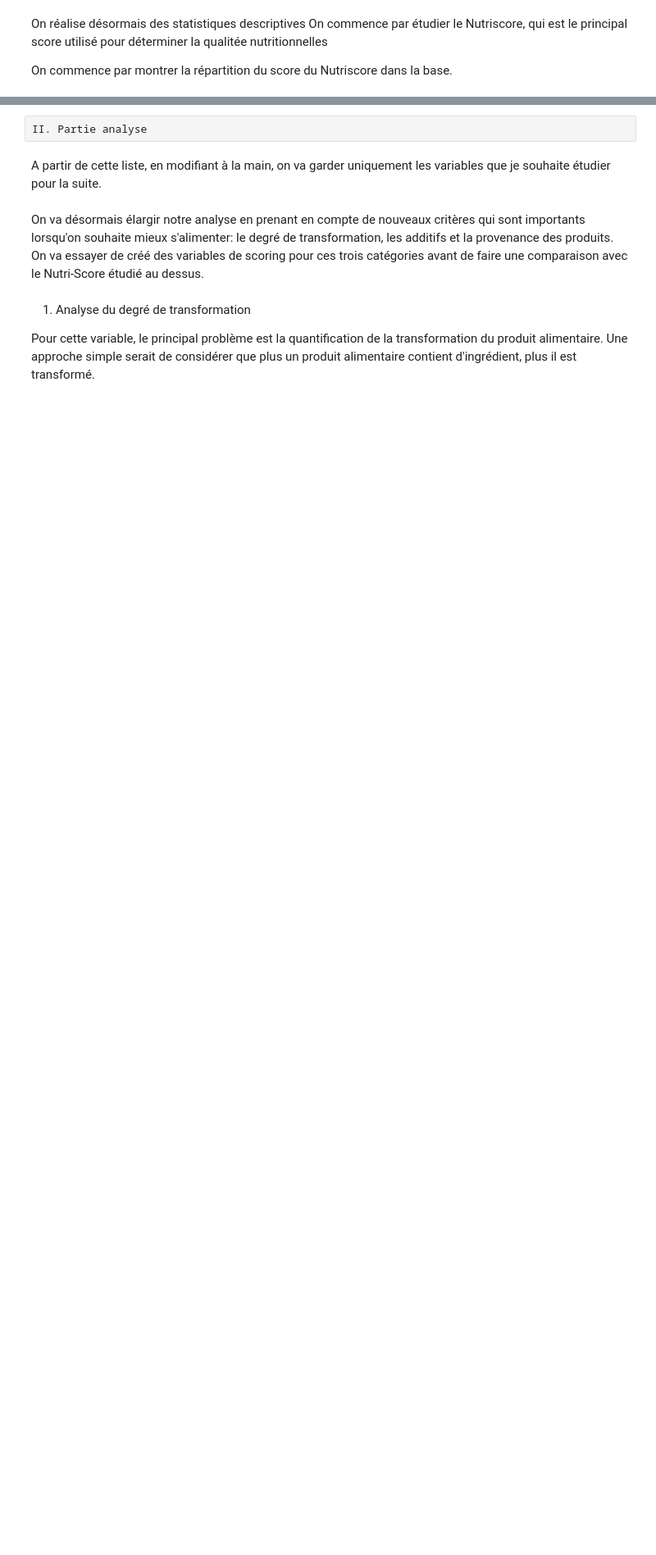
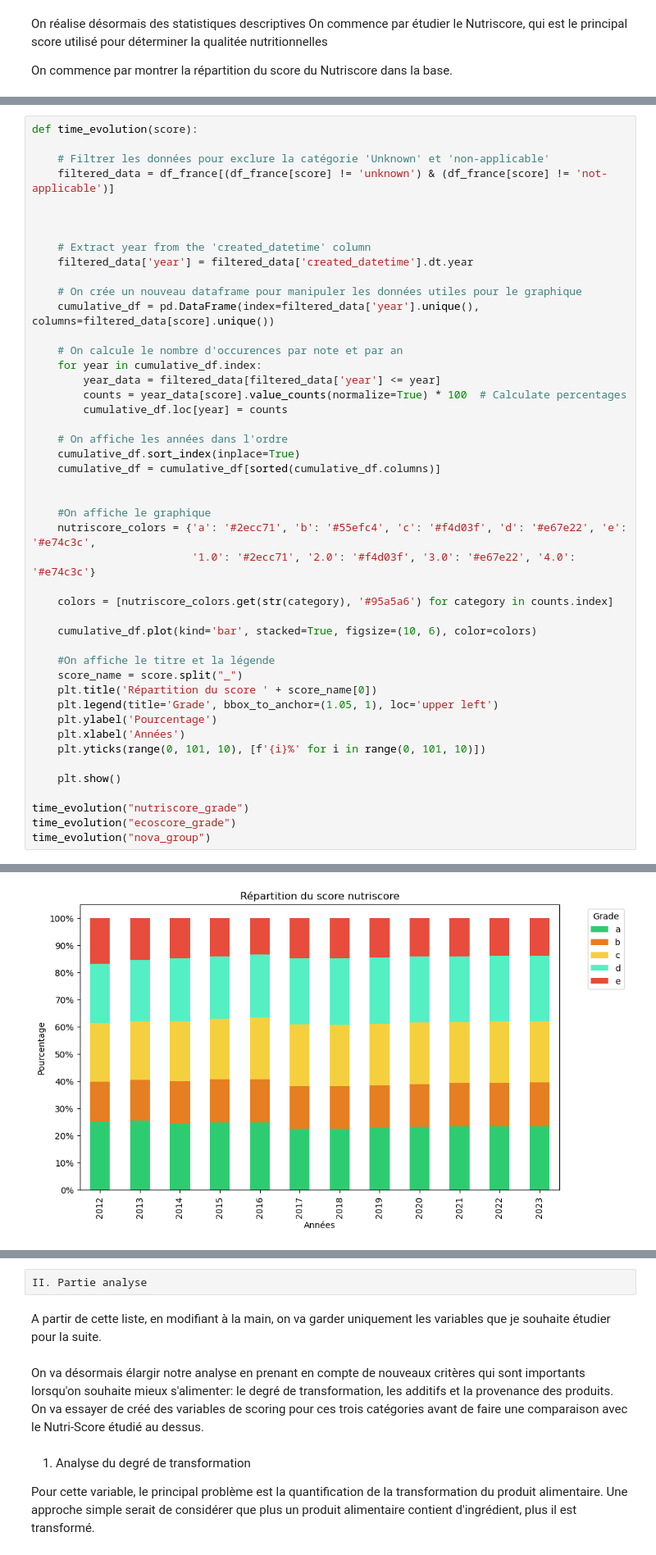
Before and after one commit to ashxivy/Projet-Python-pour-la-data-science, a Jupyter notebook: Le Nutri-Score permet il de bien consommer.ipynb, the cells around one changed output, grey strips where cells are left out. Shown at 82% size. Drawn from its saved outputs; the diff is of its cells as text; blank space fills up the shorter version.

```diff
--- a/Le Nutri-Score permet il de bien consommer.ipynb
+++ b/Le Nutri-Score permet il de bien consommer.ipynb
@@ -387,3 +369,50 @@ plot_pie("nova_group")
 [figure]
 [figure]
 [figure]
+# %%
+def time_evolution(score):
+
+    # Filtrer les données pour exclure la catégorie 'Unknown' et 'non-applicable'
+    filtered_data = df_france[(df_france[score] != 'unknown') & (df_france[score] != 'not-applicable')]
+
+
+
+    # Extract year from the 'created_datetime' column
+    filtered_data['year'] = filtered_data['created_datetime'].dt.year
+
+    # On crée un nouveau dataframe pour manipuler les données utiles pour le graphique
+    cumulative_df = pd.DataFrame(index=filtered_data['year'].unique(), columns=filtered_data[score].unique())
+
+    # On calcule le nombre d'occurences par note et par an
+    for year in cumulative_df.index:
+        year_data = filtered_data[filtered_data['year'] <= year]
+        counts = year_data[score].value_counts(normalize=True) * 100  # Calculate percentages
+        cumulative_df.loc[year] = counts
+
+    # On affiche les années dans l'ordre
+    cumulative_df.sort_index(inplace=True)
+    cumulative_df = cumulative_df[sorted(cumulative_df.columns)]
+
+
+    #On affiche le graphique
+    nutriscore_colors = {'a': '#2ecc71', 'b': '#55efc4', 'c': '#f4d03f', 'd': '#e67e22', 'e': '#e74c3c',
+                         '1.0': '#2ecc71', '2.0': '#f4d03f', '3.0': '#e67e22', '4.0': '#e74c3c'}
+
+    colors = [nutriscore_colors.get(str(category), '#95a5a6') for category in counts.index]
+
+    cumulative_df.plot(kind='bar', stacked=True, figsize=(10, 6), color=colors)
+
+    #On affiche le titre et la légende
+    score_name = score.split("_")
+    plt.title('Répartition du score ' + score_name[0])
+    plt.legend(title='Grade', bbox_to_anchor=(1.05, 1), loc='upper left')
+    plt.ylabel('Pourcentage')
+    plt.xlabel('Années')
+    plt.yticks(range(0, 101, 10), [f'{i}%' for i in range(0, 101, 10)])
+
+    plt.show()
+
+time_evolution("nutriscore_grade")
+time_evolution("ecoscore_grade")
+time_evolution("nova_group")
+# %% [output]
@@ -389,0 +424 @@ plot_pie("nova_group")
+[figure, added]
```
Also changed, not shown: parts of 15 cells of this notebook.
